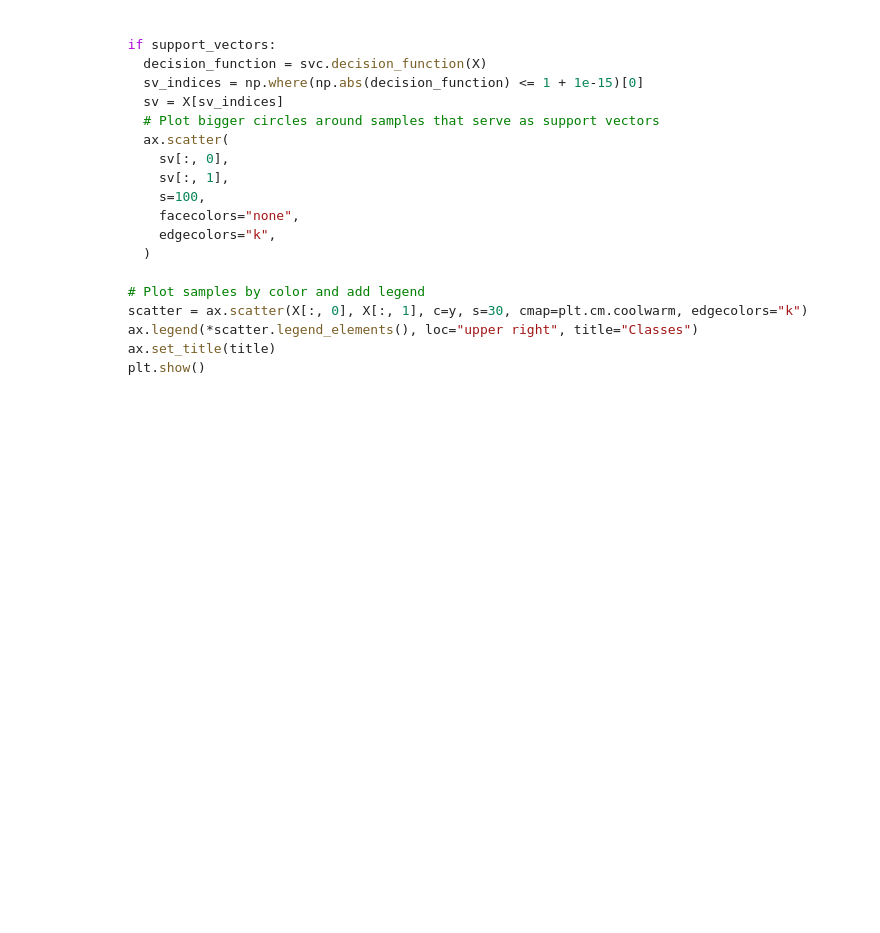
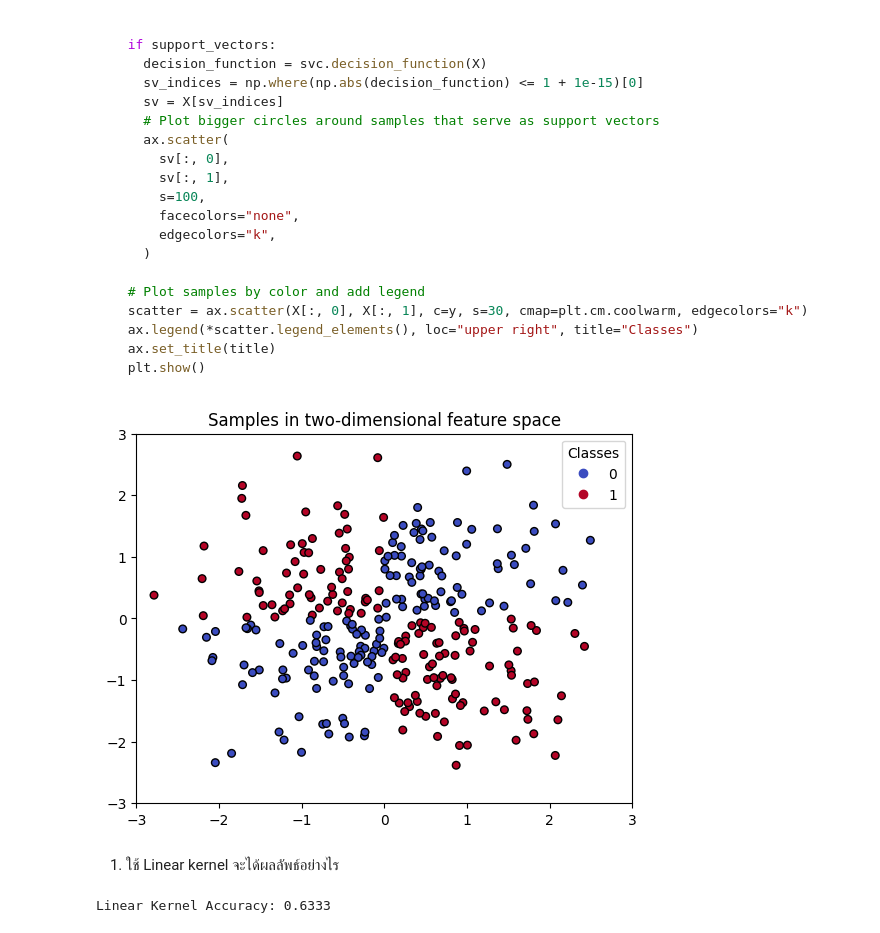
Before and after one commit to Kittonn/intro-to-ml-and-dl, a Jupyter notebook: week-5/W5-1_Support_Vector_Machine_(SVM).ipynb, the cells around one changed output. Saved outputs shown, nothing was run; the diff lists cells and outputs as text; code cells hidden in the pictures; blank space fills up the shorter version.

```diff
--- a/week-5/W5-1_Support_Vector_Machine_(SVM).ipynb
+++ b/week-5/W5-1_Support_Vector_Machine_(SVM).ipynb
@@ -615,0 +635,16 @@ def plot_svc_decision_boundary(svc, X, y, title=" Decision boundaries in SVC", s
+# %%
+np.random.seed(53)
+X = np.random.randn(300, 2)
+y = np.logical_xor(X[:, 0] > 0, X[:, 1] > 0)
+# %%
+def plot_dataset_2D(X, y):
+  _, ax = plt.subplots()
+  ax.set(xlim=(-3, 3), ylim=(-3, 3))
+  scatter = ax.scatter(X[:, 0], X[:, 1], c=y, s=30, cmap=plt.cm.coolwarm, edgecolors="k")
+  ax.legend(*scatter.legend_elements(), loc="upper right", title="Classes")
+  ax.set_title("Samples in two-dimensional feature space")
+  plt.show()
+
+plot_dataset_2D(X, y)
+# %% [output]
+[figure, added]
@@ -615,0 +701,18 @@ def plot_svc_decision_boundary(svc, X, y, title=" Decision boundaries in SVC", s
+# %% [markdown]
+1. ใช้ Linear kernel จะได้ผลลัพธ์อย่างไร
+# %%
+svm_classifier = Pipeline(
+    [
+        ("scaler", StandardScaler()),
+        ("linear_svc", LinearSVC(C=5, loss="hinge")),
+    ]
+)
+
+svm_classifier.fit(X_train, y_train)
+
+y_pred = svm_classifier.predict(X_test)
+acc = accuracy_score(y_test, y_pred)
+results.append(("Linear", acc))
+print(f"Linear Kernel Accuracy: {acc:.4f}")
+# %% [output]
+Linear Kernel Accuracy: 0.6333
```
Also changed, not shown: parts of 18 cells of this notebook, 1 other file.
